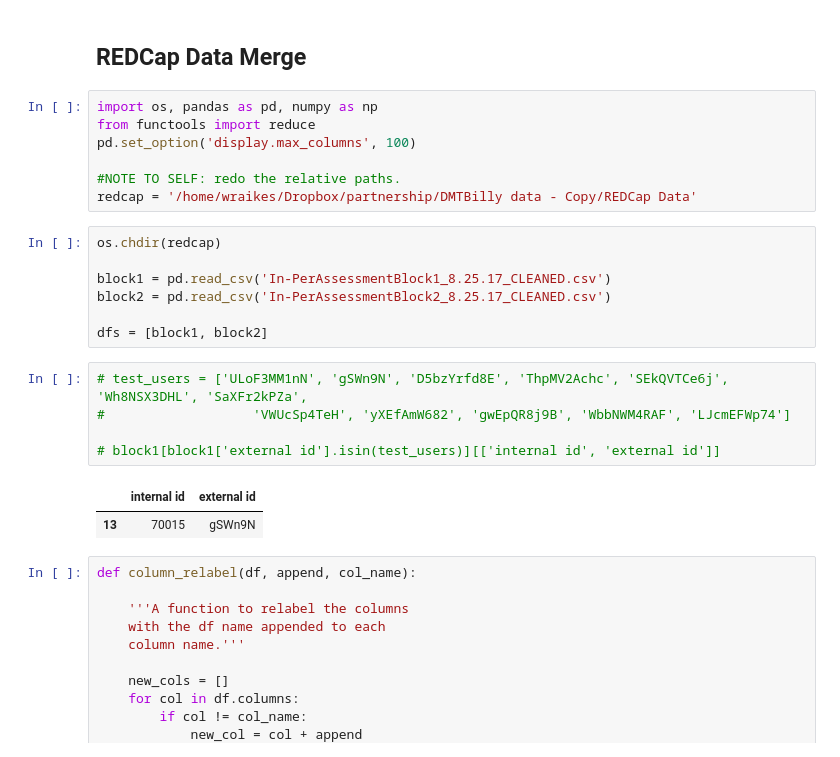
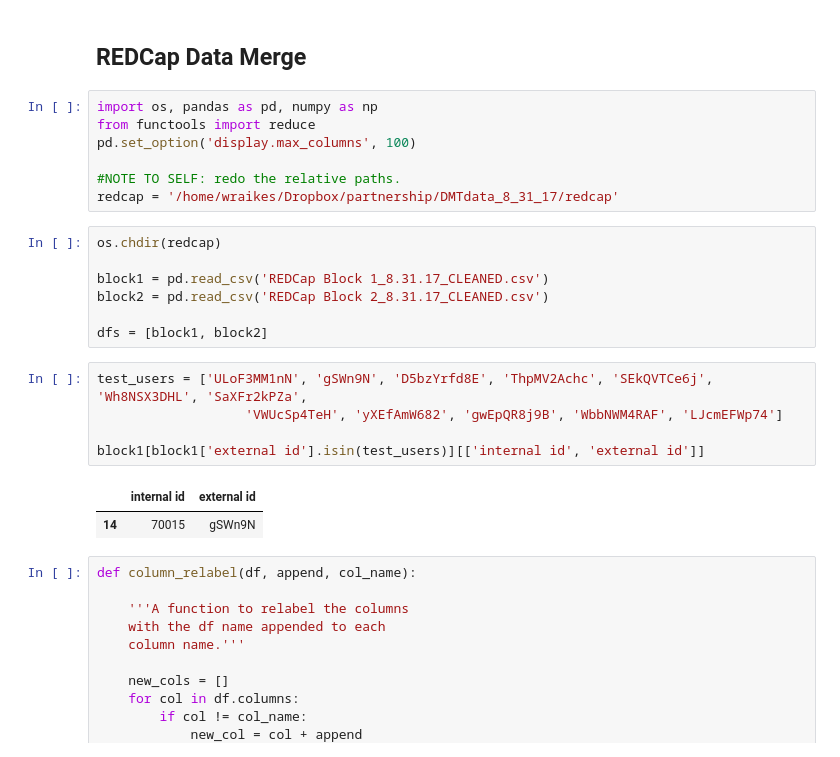
Before and after one commit to wraikes/partnership, a Jupyter notebook: Redcap_Data_Merge.ipynb, the cells around one changed output. Saved outputs shown, nothing was run; the diff lists cells and outputs as text.

Commit message:
Update data - still incomplete

```diff
--- a/Redcap_Data_Merge.ipynb
+++ b/Redcap_Data_Merge.ipynb
@@ -6,22 +6,22 @@ from functools import reduce
 pd.set_option('display.max_columns', 100)
 
 #NOTE TO SELF: redo the relative paths.
-redcap = '/home/wraikes/Dropbox/partnership/DMTBilly data - Copy/REDCap Data'
+redcap = '/home/wraikes/Dropbox/partnership/DMTdata_8_31_17/redcap'
 # %%
 os.chdir(redcap)
 
-block1 = pd.read_csv('In-PerAssessmentBlock1_8.25.17_CLEANED.csv')
-block2 = pd.read_csv('In-PerAssessmentBlock2_8.25.17_CLEANED.csv')
+block1 = pd.read_csv('REDCap Block 1_8.31.17_CLEANED.csv')
+block2 = pd.read_csv('REDCap Block 2_8.31.17_CLEANED.csv')
 
 dfs = [block1, block2]
 # %%
-# test_users = ['ULoF3MM1nN', 'gSWn9N', 'D5bzYrfd8E', 'ThpMV2Achc', 'SEkQVTCe6j', 'Wh8NSX3DHL', 'SaXFr2kPZa',
-#                   'VWUcSp4TeH', 'yXEfAmW682', 'gwEpQR8j9B', 'WbbNWM4RAF', 'LJcmEFWp74']
+test_users = ['ULoF3MM1nN', 'gSWn9N', 'D5bzYrfd8E', 'ThpMV2Achc', 'SEkQVTCe6j', 'Wh8NSX3DHL', 'SaXFr2kPZa',
+                   'VWUcSp4TeH', 'yXEfAmW682', 'gwEpQR8j9B', 'WbbNWM4RAF', 'LJcmEFWp74']
 
-# block1[block1['external id'].isin(test_users)][['internal id', 'external id']]
+block1[block1['external id'].isin(test_users)][['internal id', 'external id']]
 # %% [output]
 |  | internal id | external id |
-| 13 | 70015 | gSWn9N |
+| 14 | 70015 | gSWn9N |
 # %%
 def column_relabel(df, append, col_name):
 
```
Also changed, not shown: parts of 1 cell of this notebook, 3 other files.
